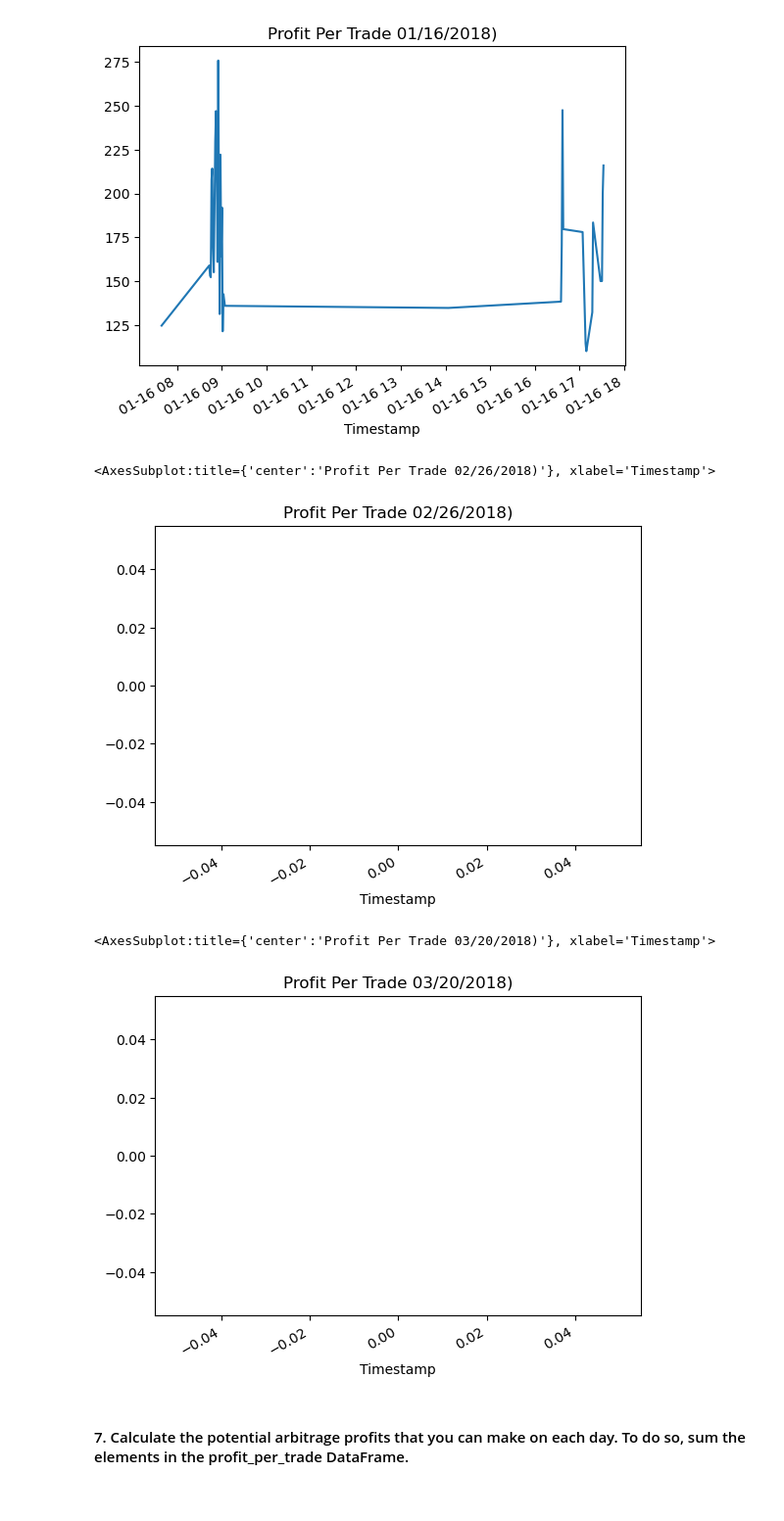
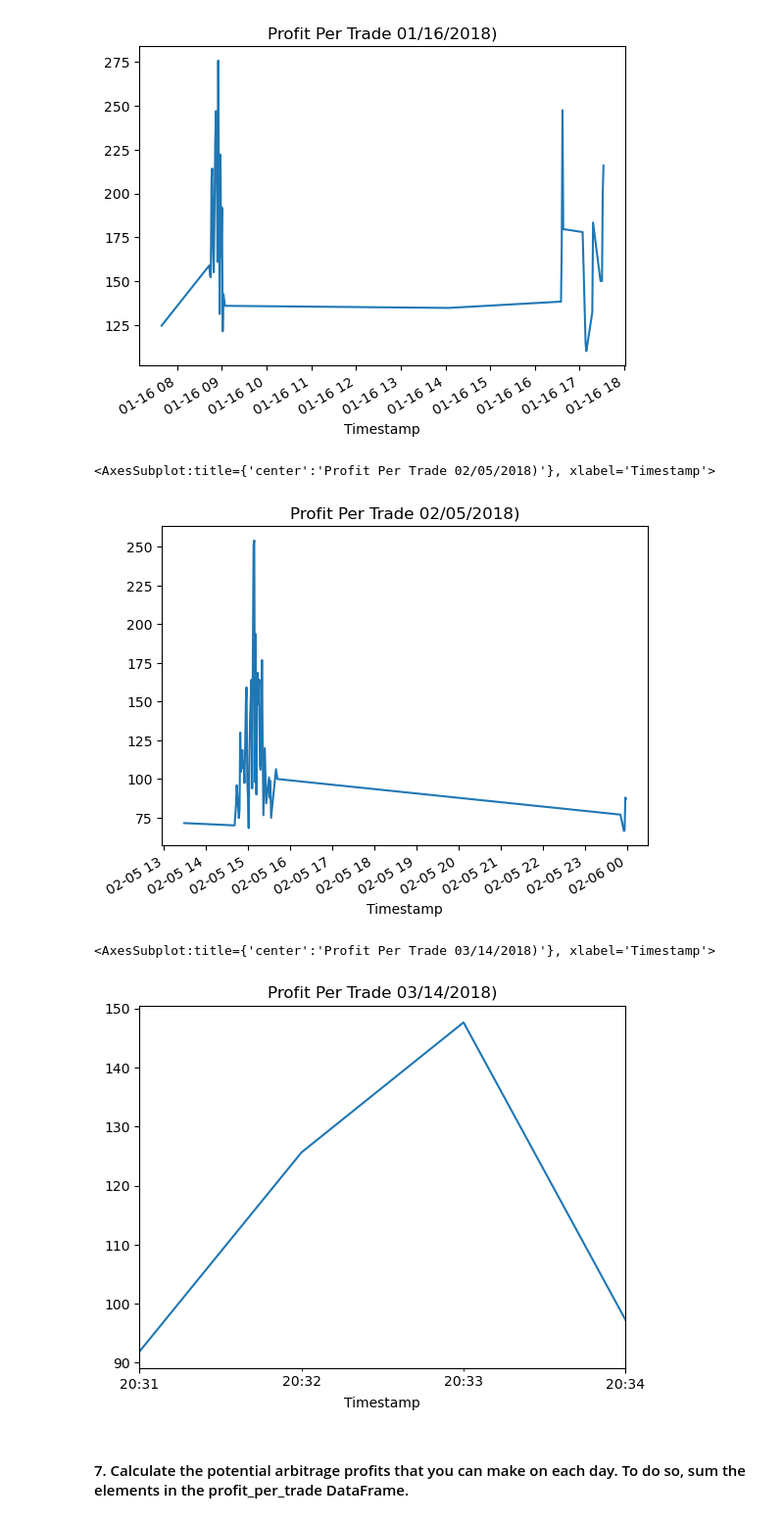
Before and after one commit to alexnovis1/Columbia_Module_3, a Jupyter notebook: crypto_arbitrage.ipynb, the cells around one changed output. Shown at 98% size. Cells and saved outputs as stored; diff of their text form; code cells hidden in the pictures.

```diff
--- a/crypto_arbitrage.ipynb
+++ b/crypto_arbitrage.ipynb
@@ -482,7 +502,7 @@ bitstamp_sliced.loc['2018-03-20'].plot(
 # %%
 # Using the date from the late that you have selected, calculate the arbitrage spread
 # by subtracting the bitstamp lower closing prices from the coinbase higher closing prices
-arbitrage_spread_late = coinbase_sliced.loc['2018-03-20'] - bitstamp_sliced.loc['2018-03-20']
+arbitrage_spread_late = coinbase_sliced.loc['2018-03-14'] - bitstamp_sliced.loc['2018-03-14']
 
 # Generate summary statistics for the late DataFrame
 arbitrage_spread_late.describe()
@@ -585,11 +605,11 @@ Name: Close, dtype: float64
 # %%
 # For the date late in the dataset, measure the arbitrage spread between the two exchanges
 # by subtracting the lower-priced exchange from the higher-priced one
-if coinbase_sliced.loc['2018-03-20'].iloc[-1] > bitstamp_sliced.loc['2018-03-20'].iloc[-1]:
-    arbitrage_spread_late = coinbase_sliced.loc['2018-03-20'] - bitstamp_sliced.loc['2018-03-20']
+if coinbase_sliced.loc['2018-03-14'].iloc[-1] > bitstamp_sliced.loc['2018-03-14'].iloc[-1]:
+    arbitrage_spread_late = coinbase_sliced.loc['2018-03-14'] - bitstamp_sliced.loc['2018-03-14']
     print("The higher closing price is coinbase")
-elif coinbase_sliced.loc['2018-03-20'].iloc[-1] < bitstamp_sliced.loc['2018-03-20'].iloc[-1]:
-    arbitrage_spread_late = bitstamp_sliced.loc['2018-03-20'] - coinbase_sliced.loc['2018-03-20']
+elif coinbase_sliced.loc['2018-03-14'].iloc[-1] < bitstamp_sliced.loc['2018-03-14'].iloc[-1]:
+    arbitrage_spread_late = bitstamp_sliced.loc['2018-03-14'] - coinbase_sliced.loc['2018-03-14']
     print("The higher closing price is bitstamp")
 else:
     print("The closing prices on the exhanges are the same")
@@ -650,7 +670,7 @@ Name: Close, dtype: float64
 # %%
 # For the date late in the dataset, calculate the spread returns by dividing the instances when the arbitrage spread is positive (> 0)
 # by the price of Bitcoin from the exchange you are buying on (the lower-priced exchange).
-spread_return_late = arb_spread_late / coinbase_sliced.loc['2018-03-20']
+spread_return_late = arb_spread_late / coinbase_sliced.loc['2018-03-14']
 
 # Review the spread return DataFrame
 spread_return_late.head()
@@ -776,7 +813,7 @@ Series([], Name: Close, dtype: float64)
 # %%
 # For the date late in the dataset, calculate the potential profit per trade in dollars
 # Multiply the profitable trades by the cost of the Bitcoin that was purchased
-profit_late = profitable_trades_late * coinbase_sliced.loc['2018-03-20']
+profit_late = profitable_trades_late * coinbase_sliced.loc['2018-03-14']
 
 # Drop any missing values from the profit DataFrame
 profit_per_trade_late = profit_late.dropna()
@@ -836,17 +878,17 @@ profit_per_trade_early.plot(
 # %%
 # Plot the results for the middle profit per trade DataFrame
 profit_per_trade_middle.plot(
-    title = "Profit Per Trade 02/26/2018)")
+    title = "Profit Per Trade 02/05/2018)")
 # %% [output]
-<AxesSubplot:title={'center':'Profit Per Trade 02/26/2018)'}, xlabel='Timestamp'>
+<AxesSubplot:title={'center':'Profit Per Trade 02/05/2018)'}, xlabel='Timestamp'>
-[figure, old version]
+[figure, new version]
 # %%
 # Plot the results for the late profit per trade DataFrame
 profit_per_trade_late.plot(
-    title = "Profit Per Trade 03/20/2018)")
+    title = "Profit Per Trade 03/14/2018)")
 # %% [output]
-<AxesSubplot:title={'center':'Profit Per Trade 03/20/2018)'}, xlabel='Timestamp'>
+<AxesSubplot:title={'center':'Profit Per Trade 03/14/2018)'}, xlabel='Timestamp'>
-[figure, old version]
+[figure, new version]
 # %% [markdown]
 #### 7. Calculate the potential arbitrage profits that you can make on each day. To do so, sum the elements in the profit_per_trade DataFrame.
 # %%
```
Also changed, not shown: parts of 25 cells of this notebook.
